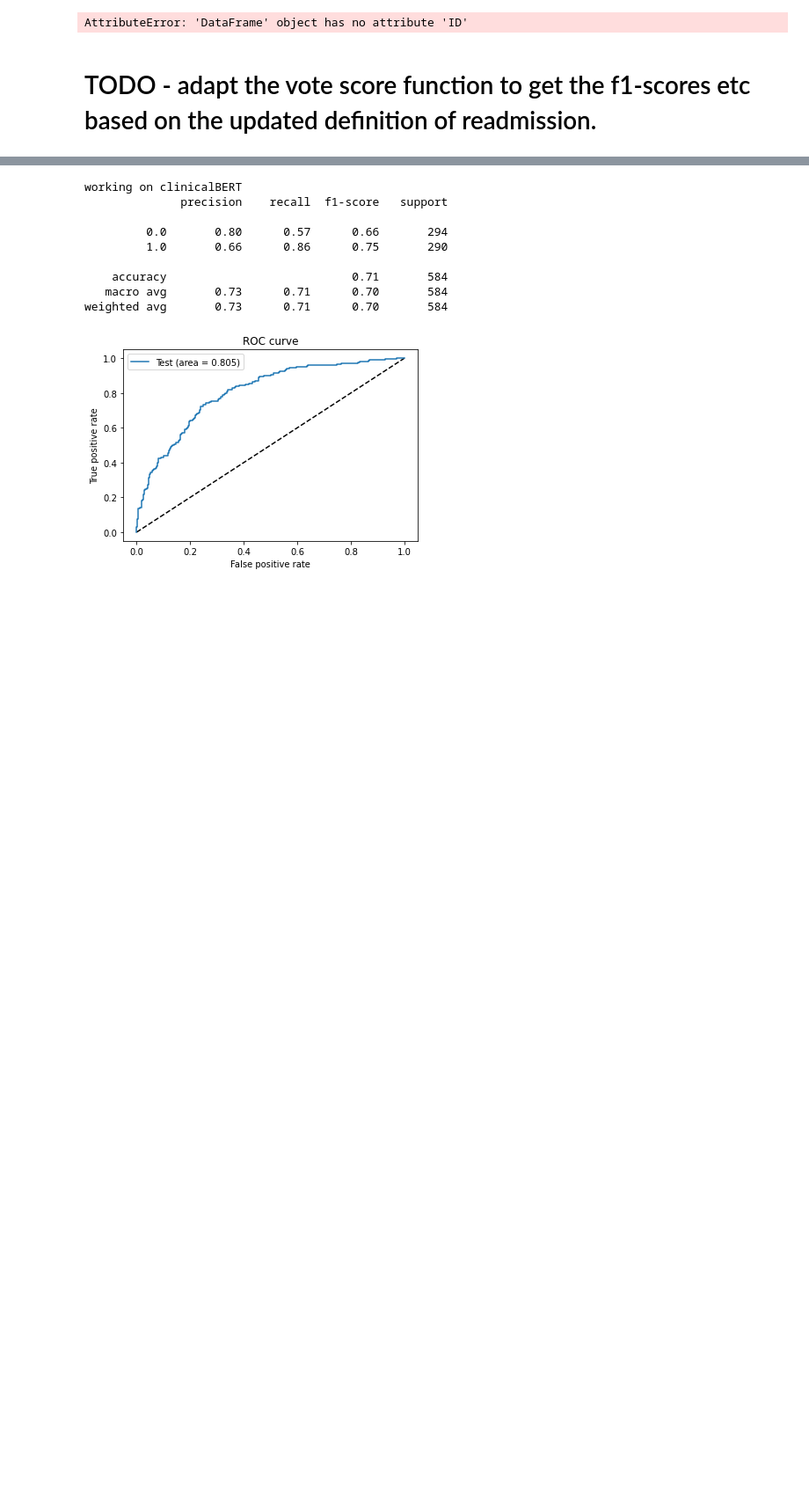
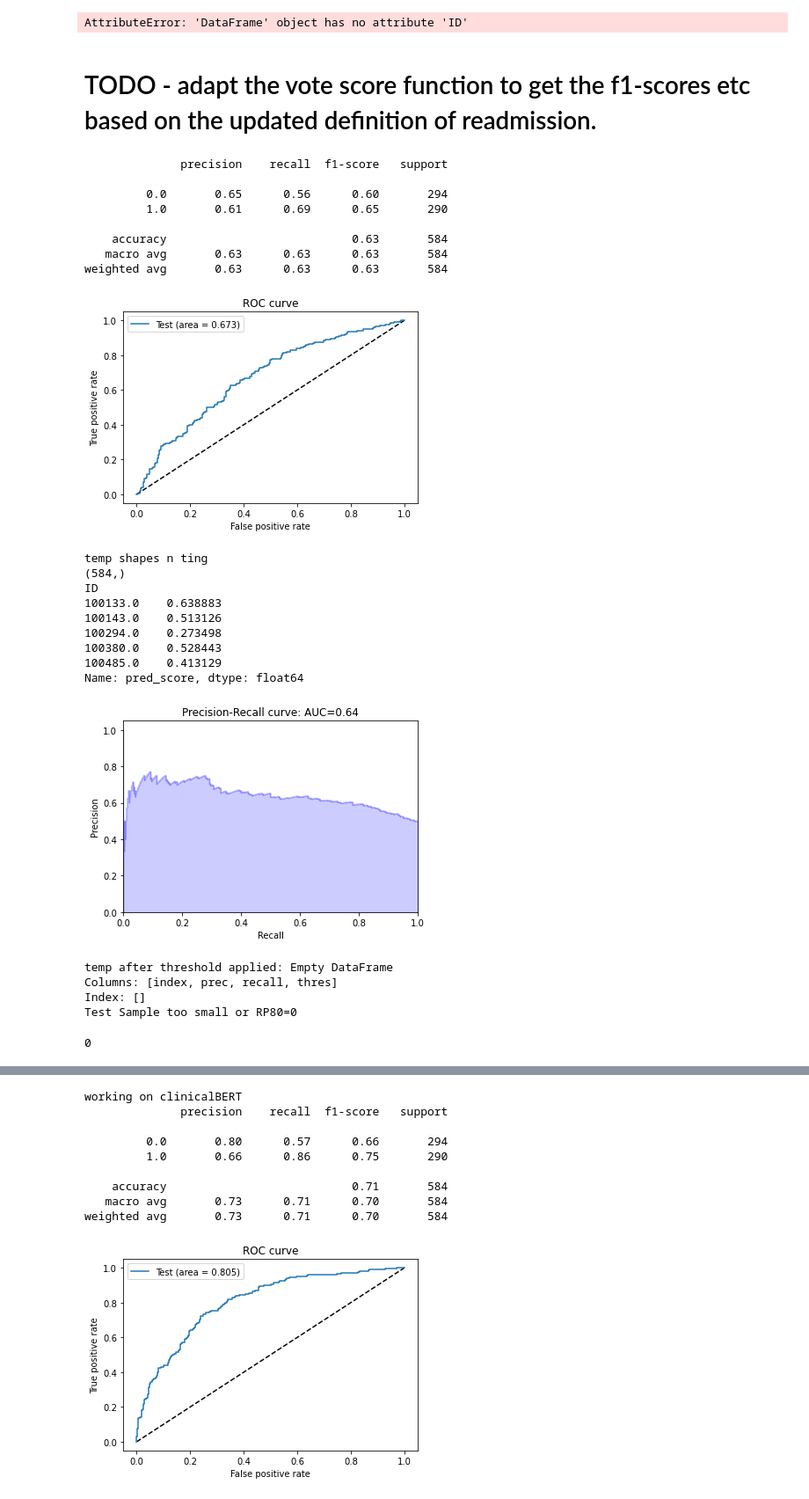
Before and after one commit to bestpredicts/NLP_Projects, a Jupyter notebook: clinicalBERT/compare_all_models.ipynb, the cells around one changed output, grey strips where cells are left out. Shown at 88% size. Saved outputs shown, nothing was run; the diff lists cells and outputs as text; code cells hidden in the pictures; blank space fills up the shorter version.

Commit message:
bunch of changes - added max pooling option to lstm vanilla and rest is nothing major or game changing

```diff
--- a/clinicalBERT/compare_all_models.ipynb
+++ b/clinicalBERT/compare_all_models.ipynb
@@ -121,20 +125,30 @@ def vote_pr_curve(df, score, output_dir, model_name):
 # %%
 # read in all the logits for each model
 
-clinBERT_org_df = pd.read_csv("./results/result_newest_3layerClinicalBERTPretrained_discharge_210421_v2/logits_clinicalbert_discharge_chunks.csv", index_col=0)
-clinBERT_org_proba = clinBERT_org_df.logits
-clinBERT_new_df = pd.read_csv("./results/results_updated_BioClinicalBERTpretrained_discharge_220421_v2/logits_preds_truths.csv", index_col=0)
-clinBERT_new_proba = clinBERT_new_df.logits
-spg_df = pd.read_csv("../OxLegalReasoning/artifacts/RCNN_IB_GAN_be_mimic3_org_embs2021-05-12/batch_all_chosen_words.csv", index_col=0)
-spg_df.reset_index(inplace=True)
-spg_proba = spg_df.proba
+# clinBERT_org_df = pd.read_csv("./results/result_newest_3layerClinicalBERTPretrained_discharge_210421_v2/logits_clinicalbert_discharge_chunks.csv", index_col=0)
+# clinBERT_org_proba = clinBERT_org_df.logits
+# clinBERT_new_df = pd.read_csv("./results/results_updated_BioClinicalBERTpretrained_discharge_220421_v2/logits_preds_truths.csv", index_col=0)
+# clinBERT_new_proba = clinBERT_new_df.logits
+# spg_df = pd.read_csv("../OxLegalReasoning/artifacts/RCNN_IB_GAN_be_mimic3_org_embs2021-05-12/batch_all_chosen_words.csv", index_col=0)
+# spg_df.reset_index(inplace=True)
+# spg_proba = spg_df.proba
 
 
-lr_df = pd.read_csv("./results/baseline_classifiers/LogReg_proba.csv", index_col=0)
-lr_proba = lr_df.proba
+# lr_df = pd.read_csv("./results/baseline_classifiers/LogReg_proba.csv", index_col=0)
+# lr_proba = lr_df.proba
 
-rf_df = pd.read_csv("./results/baseline_classifiers/RF_proba.csv", index_col=0)
-rf_proba = rf_df.proba
+# rf_df = pd.read_csv("./results/baseline_classifiers/RF_proba.csv", index_col=0)
+# rf_proba = rf_df.proba
 
-xgb_df = pd.read_csv("./results/baseline_classifiers/XGB_proba.csv", index_col=0)
-xgb_proba = xgb_df.proba
+# xgb_df = pd.read_csv("./results/baseline_classifiers/XGB_proba.csv", index_col=0)
+# xgb_proba = xgb_df.proba
+
+lstm_vanilla_df = pd.read_csv("../OxLegalReasoning/results/LSTM_Vanilla_newembeddings/lstm_vanilla_eval_probs.csv", index_col = 0)
+lstm_vanilla_probs = lstm_vanilla_df.proba
+
+
+lstm_vanilla_org_df = pd.read_csv("../OxLegalReasoning/results/LSTM_Vanilla_orgembedding/lstm_vanilla_eval_probs.csv")
+lstm_vanilla_org_probs = lstm_vanilla_org_df.proba
+
+lstm_vanilla_strict_df = pd.read_csv("../OxLegalReasoning/results/LSTM_Vanilla_strict/lstm_vanilla_eval_probs.csv")
+lstm_vanilla_strict_probs = lstm_vanilla_strict_df.proba
@@ -262,3 +281,31 @@ weighted avg       0.73      0.71      0.70       584
 AttributeError: 'DataFrame' object has no attribute 'ID'
 # %% [markdown]
 # TODO - adapt the vote score function to get the f1-scores etc based on the updated definition of readmission.
+# %%
+vote_score(test_data, lstm_vanilla_probs, output_dir = output_dir, model_name="lstm_vanilla")
+vote_pr_curve(test_data, lstm_vanilla_probs, output_dir = output_dir, model_name="lstm_vanilla")
+# %% [output]
+              precision    recall  f1-score   support
+
+         0.0       0.65      0.56      0.60       294
+         1.0       0.61      0.69      0.65       290
+
+    accuracy                           0.63       584
+   macro avg       0.63      0.63      0.63       584
+weighted avg       0.63      0.63      0.63       584
+[figure, added]
+temp shapes n ting
+(584,)
+ID
+100133.0    0.638883
+100143.0    0.513126
+100294.0    0.273498
+100380.0    0.528443
+100485.0    0.413129
+Name: pred_score, dtype: float64
+[figure, added]
+temp after threshold applied: Empty DataFrame
+Columns: [index, prec, recall, thres]
+Index: []
+Test Sample too small or RP80=0
+0
```
Also changed, not shown: parts of 7 cells of this notebook, 11 other files.
